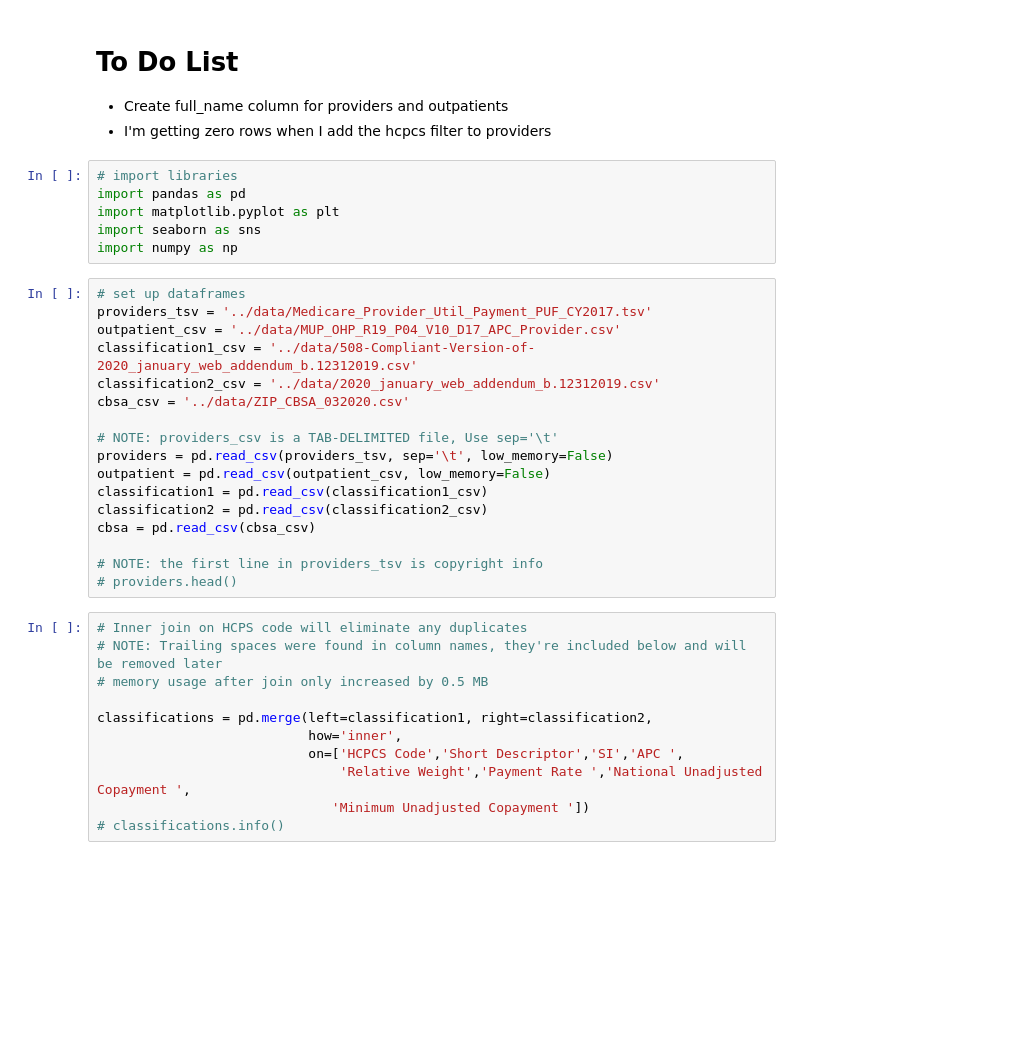
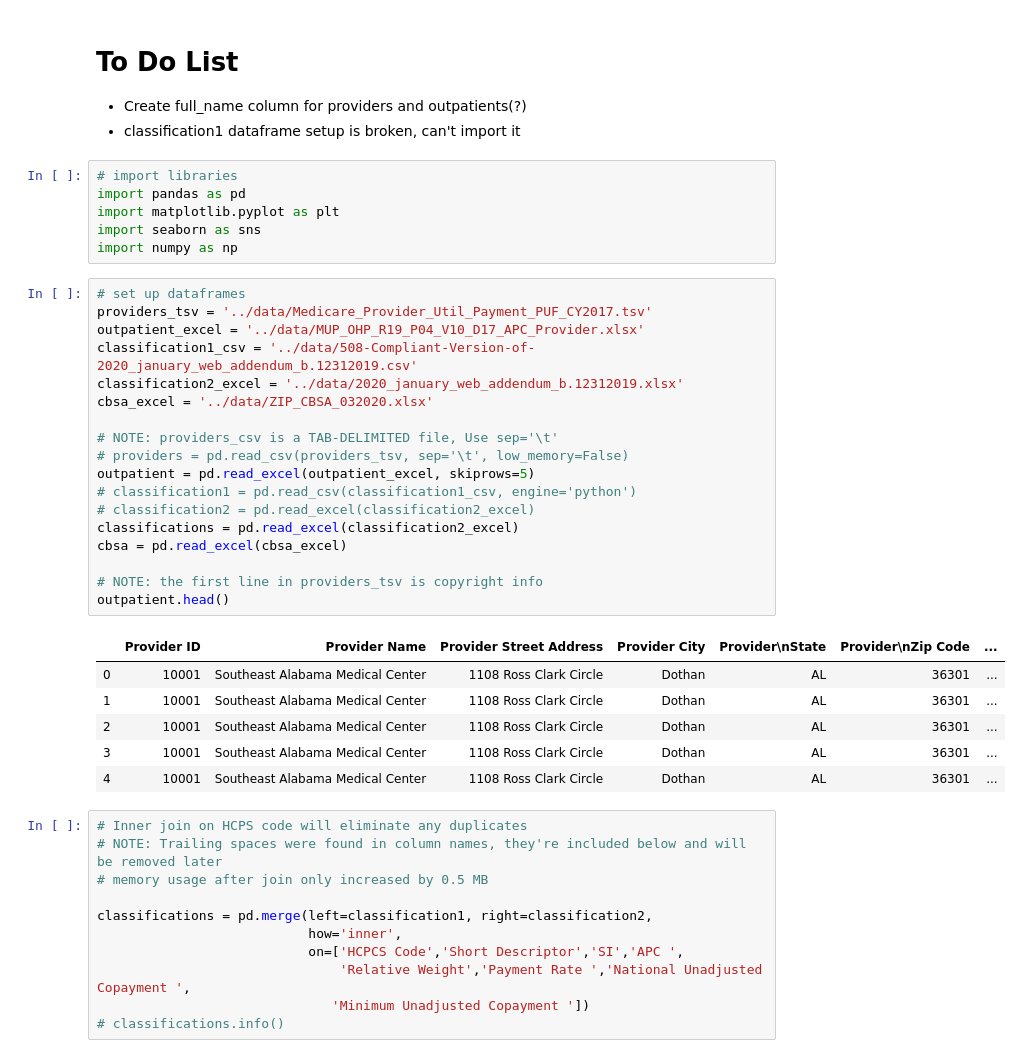
Before and after one commit to yhasan47/healthcare-bluebook-project-bluebook, a Jupyter notebook: notebooks/02-goal_option_1.ipynb, the cells around one changed output. Saved outputs shown, nothing was run; the diff lists cells and outputs as text; blank space fills up the shorter version.

```diff
--- a/notebooks/02-goal_option_1.ipynb
+++ b/notebooks/02-goal_option_1.ipynb
@@ -25,8 +28,8 @@ Compare results within a CBSA
 # %% [markdown]
 # To Do List
 
-- Create full_name column for providers and outpatients
-- I'm getting zero rows when I add the hcpcs filter to providers
+- Create full_name column for providers and outpatients(?)
+- classification1 dataframe setup is broken, can't import it
 # %%
 # import libraries
 import pandas as pd
@@ -36,20 +39,28 @@ import numpy as np
 # %%
 # set up dataframes
 providers_tsv = '../data/Medicare_Provider_Util_Payment_PUF_CY2017.tsv'
-outpatient_csv = '../data/MUP_OHP_R19_P04_V10_D17_APC_Provider.csv'
+outpatient_excel = '../data/MUP_OHP_R19_P04_V10_D17_APC_Provider.xlsx'
 classification1_csv = '../data/508-Compliant-Version-of-2020_january_web_addendum_b.12312019.csv'
-classification2_csv = '../data/2020_january_web_addendum_b.12312019.csv'
-cbsa_csv = '../data/ZIP_CBSA_032020.csv'
+classification2_excel = '../data/2020_january_web_addendum_b.12312019.xlsx'
+cbsa_excel = '../data/ZIP_CBSA_032020.xlsx'
 
 # NOTE: providers_csv is a TAB-DELIMITED file, Use sep='\t'
-providers = pd.read_csv(providers_tsv, sep='\t', low_memory=False)
-outpatient = pd.read_csv(outpatient_csv, low_memory=False)
-classification1 = pd.read_csv(classification1_csv)
-classification2 = pd.read_csv(classification2_csv)
-cbsa = pd.read_csv(cbsa_csv)
+# providers = pd.read_csv(providers_tsv, sep='\t', low_memory=False)
+outpatient = pd.read_excel(outpatient_excel, skiprows=5)
+# classification1 = pd.read_csv(classification1_csv, engine='python')
+# classification2 = pd.read_excel(classification2_excel)
+classifications = pd.read_excel(classification2_excel)
+cbsa = pd.read_excel(cbsa_excel)
 
 # NOTE: the first line in providers_tsv is copyright info
-# providers.head()
+outpatient.head()
+# %% [output]
+|  | Provider ID | Provider Name | Provider Street Address | Provider City | Provider\nState | Provider\nZip Code | ... |
+| 0 | 10001 | Southeast Alabama Medical Center | 1108 Ross Clark Circle | Dothan | AL | 36301 | ... |
+| 1 | 10001 | Southeast Alabama Medical Center | 1108 Ross Clark Circle | Dothan | AL | 36301 | ... |
+| 2 | 10001 | Southeast Alabama Medical Center | 1108 Ross Clark Circle | Dothan | AL | 36301 | ... |
+| 3 | 10001 | Southeast Alabama Medical Center | 1108 Ross Clark Circle | Dothan | AL | 36301 | ... |
+| 4 | 10001 | Southeast Alabama Medical Center | 1108 Ross Clark Circle | Dothan | AL | 36301 | ... |
 # %%
 # Inner join on HCPS code will eliminate any duplicates
 # NOTE: Trailing spaces were found in column names, they're included below and will be removed later
```
Also changed, not shown: parts of 13 cells of this notebook, 2 other files.
